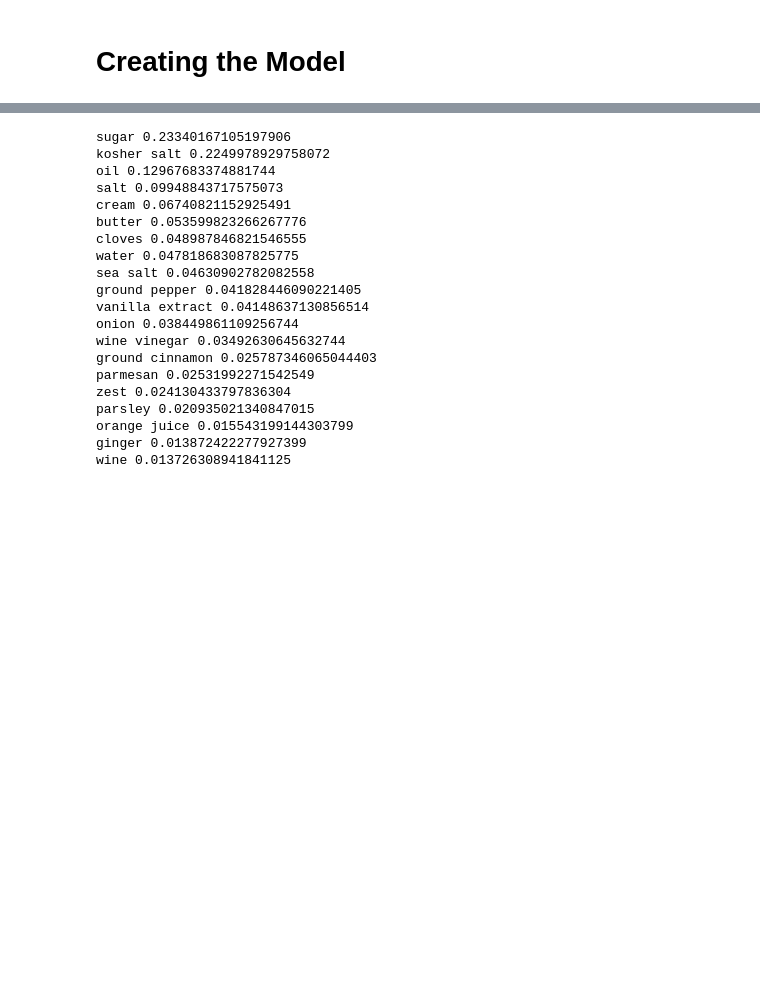
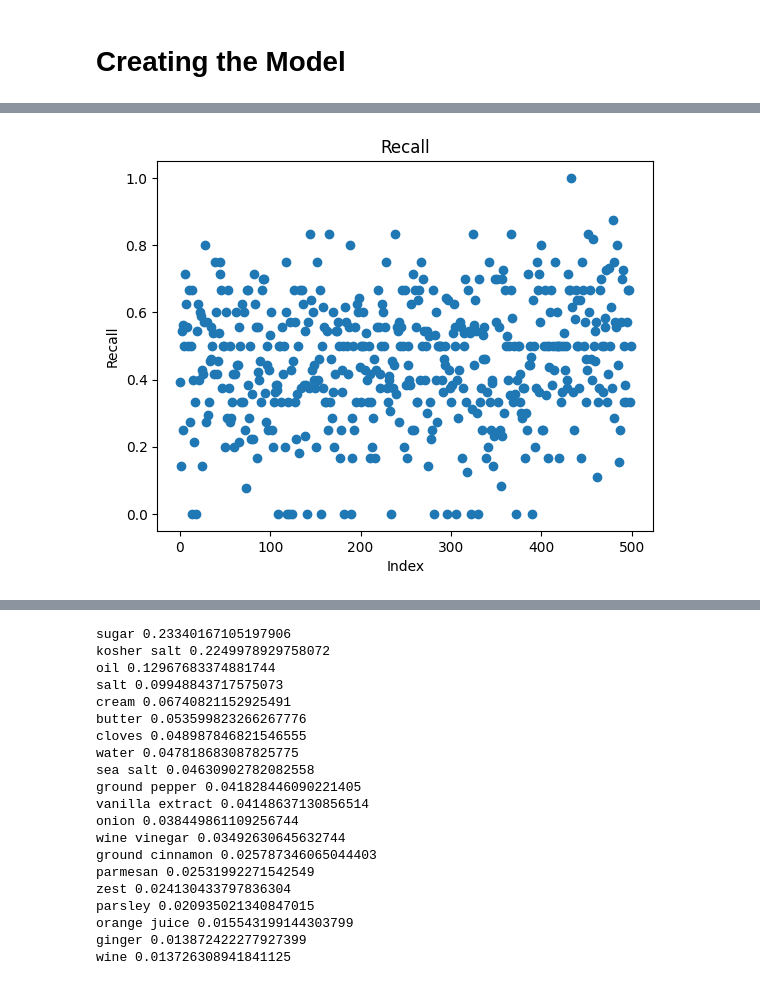
Before and after one commit to Brandonnl/Calorie-Estimator, a Jupyter notebook: processing.ipynb, the cells around one changed output, grey strips where cells are left out. Drawn from its saved outputs; the diff is of its cells as text; code cells hidden in the pictures; blank space fills up the shorter version.

```diff
--- a/processing.ipynb
+++ b/processing.ipynb
@@ -326,0 +357,9 @@ Finished Training
+# %%
+indices = list(range(len(recall)))
+plt.scatter(indices, recall)
+plt.title("Recall")
+plt.xlabel("Index")
+plt.ylabel("Recall")
+plt.show()
+# %% [output]
+[figure, added]
```
Also changed, not shown: parts of 14 cells of this notebook, 2 other files.
